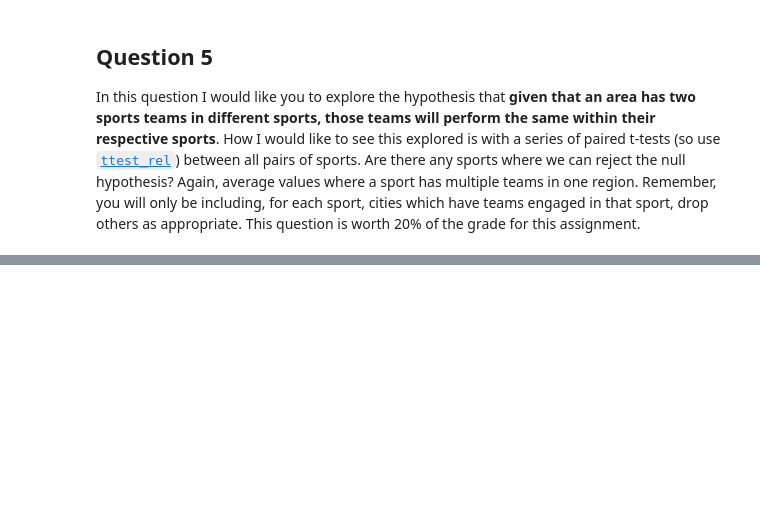
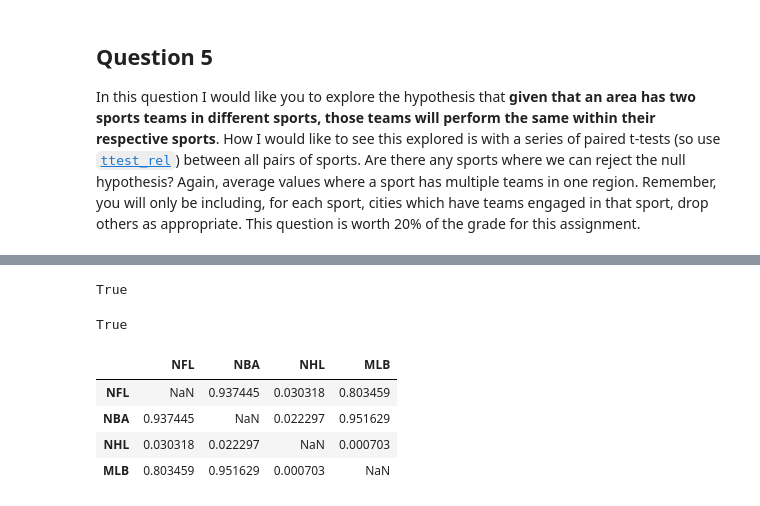
Before and after one commit to luke-limpert/PythonDataAnalysis_FinalAssignment, a Jupyter notebook: Assignment 4.ipynb, the cells around one changed output, grey strips where cells are left out. Cells and saved outputs as stored; diff of their text form; code cells hidden in the pictures; blank space fills up the shorter version.

Commit message:
Update Assignment 4.ipynb
ttest performed - Question 5.

Question 4 complete.

Assignment submitted and graded 100/100

```diff
--- a/Assignment 4.ipynb
+++ b/Assignment 4.ipynb
@@ -495,3 +635,37 @@ In this question I would like you to explore the hypothesis that **given that an
+# %%
+def mlb_data():
+    df1 = Clean_MLB()
+    df2 = Clean_MLBWL()
+    mlb_corr = pd.merge(df1,df2,'outer',on='Join')
+    mlb_corr = mlb_corr.groupby('Metropolitan area').agg({'W-L%':np.nanmean, 'Population':np.nanmean})
+    return mlb_corr[['W-L%']]
+# %%
+isinstance(mlb_data(), pd.DataFrame)
+# %% [output]
+True
+# %%
+def nfl_data():
+    df1 = Clean_NFL()
+    df2 = Clean_NFLWL()
+    nfl_corr = pd.merge(df1,df2,'outer',on='Join')
+    nfl_corr = nfl_corr.groupby('Metropolitan area').agg({'W-L%':np.nanmean, 'Population':np.nanmean})
+    return nfl_corr[['W-L%']]
+# %%
+isinstance(nfl_data(), pd.DataFrame)
+# %% [output]
+True
+# %%
+def sport_selector(sport):
+    if sport =='NHL':
+        return nhl_data()
+    elif sport =='NFL':
+        return nfl_data()
+    elif sport =='MLB':
+        return mlb_data()
+    elif sport=='NBA':
+        return nba_data()
+    else:
+        return None
 # %%
 import pandas as pd
 import numpy as np
@@ -506,14 +680,26 @@ cities=pd.read_html("assets/wikipedia_data.html")[1]
 cities=cities.iloc[:-1,[0,3,5,6,7,8]]
 
 def sports_team_performance():
-    # YOUR CODE HERE
-    raise NotImplementedError()
 
     # Note: p_values is a full dataframe, so df.loc["NFL","NBA"] should be the same as df.loc["NBA","NFL"] and
     # df.loc["NFL","NFL"] should return np.nan
     sports = ['NFL', 'NBA', 'NHL', 'MLB']
     p_values = pd.DataFrame({k:np.nan for k in sports}, index=sports)
 
+    for l in sports:
+        for m in sports:
+            if l !=m:
+                df=pd.merge(sport_selector(l), sport_selector(m), 'inner', on=['Metropolitan area'])
+                p_values.loc[l, m]=stats.ttest_rel(df['W-L%_x'], df['W-L%_y'])[1]
+
     assert abs(p_values.loc["NBA", "NHL"] - 0.02) <= 1e-2, "The NBA-NHL p-value should be around 0.02"
     assert abs(p_values.loc["MLB", "NFL"] - 0.80) <= 1e-2, "The MLB-NFL p-value should be around 0.80"
     return p_values
+# %%
+sports_team_performance()
+# %% [output]
+|  | NFL | NBA | NHL | MLB |
+| NFL | NaN | 0.937445 | 0.030318 | 0.803459 |
+| NBA | 0.937445 | NaN | 0.022297 | 0.951629 |
+| NHL | 0.030318 | 0.022297 | NaN | 0.000703 |
+| MLB | 0.803459 | 0.951629 | 0.000703 | NaN |
```
Also changed, not shown: parts of 11 cells of this notebook.
